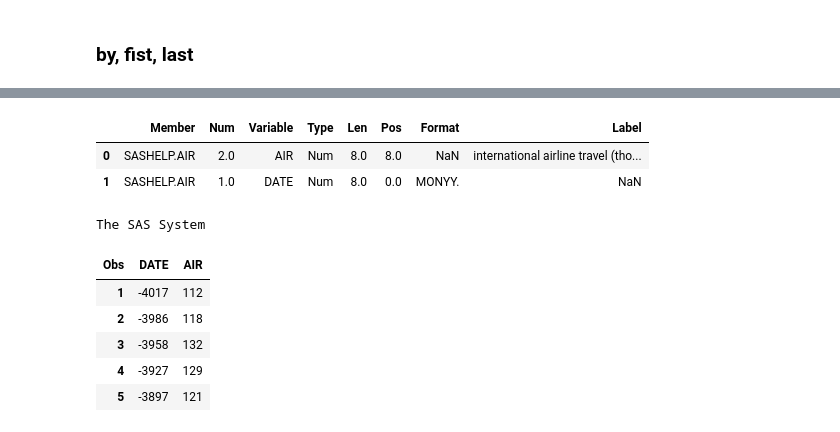
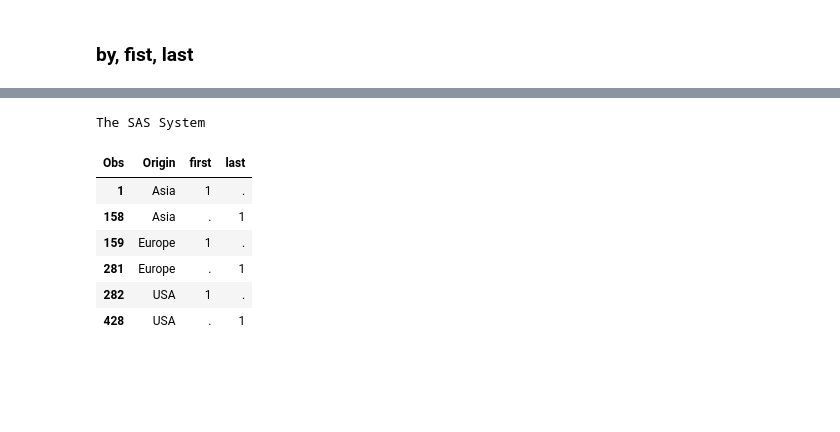
Before and after one commit to 0xdomyz/sas_collection, a Jupyter notebook: data_step/automatic_vars.ipynb, the cells around one changed output, grey strips where cells are left out. Drawn from its saved outputs; the diff is of its cells as text; code cells hidden in the pictures; blank space fills up the shorter version.

```diff
--- a/data_step/automatic_vars.ipynb
+++ b/data_step/automatic_vars.ipynb
@@ -46,25 +30,28 @@ The SAS System
-# %%
-sas.sasdata('air', "sashelp").columnInfo()
-# %% [output]
-|  | Member | Num | Variable | Type | Len | Pos | Format | Label |
-| 0 | SASHELP.AIR | 2.0 | AIR | Num | 8.0 | 8.0 | NaN | international airline travel (tho... |
-| 1 | SASHELP.AIR | 1.0 | DATE | Num | 8.0 | 0.0 | MONYY. | NaN |
-# %%
-sas.submitLST(f"""
-data noformat_air;
-    set sashelp.air;
-    format _all_;
-run;
-
-proc print data=noformat_air (obs=5);
-run;
-""")
-# %% [output]
-The SAS System
-| Obs | DATE | AIR |
-| 1 | -4017 | 112 |
-| 2 | -3986 | 118 |
-| 3 | -3958 | 132 |
-| 4 | -3927 | 129 |
-| 5 | -3897 | 121 |
+# %%
+# use fist and last in data step with by group processing
+sas.submitLST(f"""
+proc sort data=sashelp.cars out=sorted;
+    by origin;
+run;
+
+data sorted;
+    set sorted;
+    by origin;
+    if first.origin then first = 1;
+    if last.origin then last = 1;
+run;
+
+proc print data=sorted (keep=origin first last where=(first=1 or last=1));
+run;
+"""
+)
+# %% [output]
+The SAS System
+| Obs | Origin | first | last |
+| 1 | Asia | 1 | . |
+| 158 | Asia | . | 1 |
+| 159 | Europe | 1 | . |
+| 281 | Europe | . | 1 |
+| 282 | USA | 1 | . |
+| 428 | USA | . | 1 |
 # %%
```
Also changed, not shown: parts of 6 cells of this notebook.
